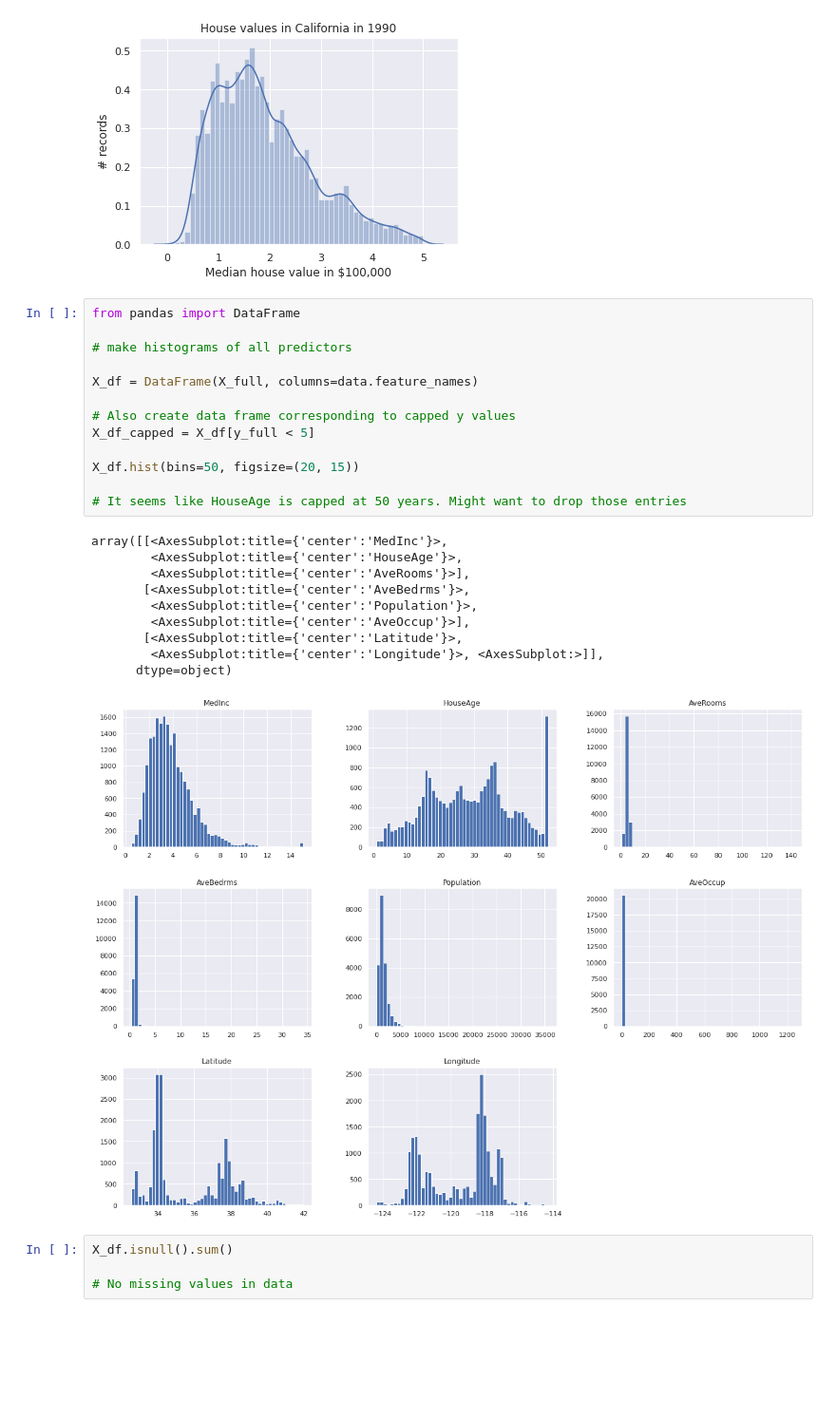
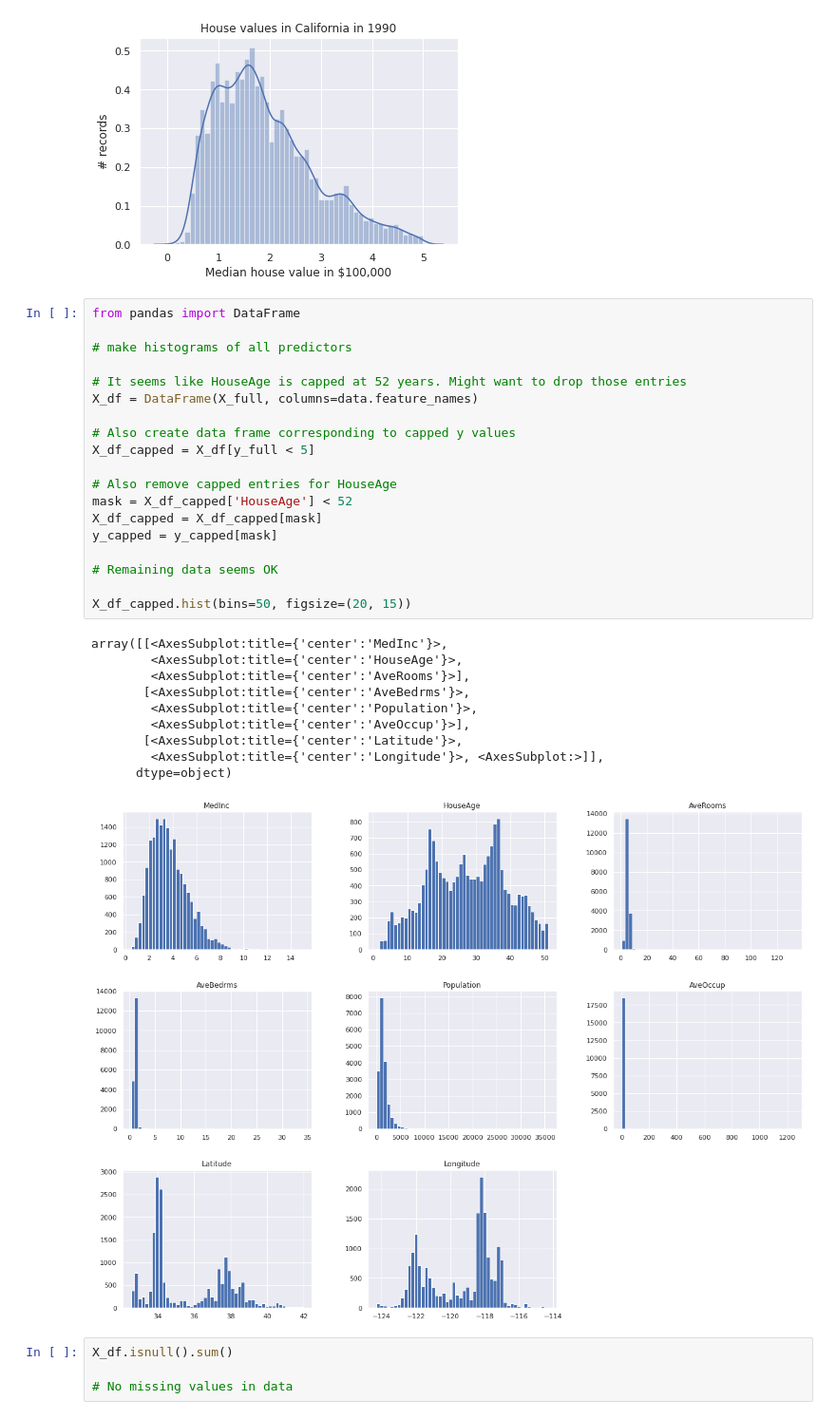
Before and after one commit to fedj99/robot_judge_2021, a Jupyter notebook: homeworks/HW03.ipynb, the cells around one changed output. Shown at 95% size. Saved outputs shown, nothing was run; the diff lists cells and outputs as text; blank space fills up the shorter version.

```diff
--- a/homeworks/HW03.ipynb
+++ b/homeworks/HW03.ipynb
@@ -70,27 +70,33 @@ hist(y_capped)
 # %%
 from pandas import DataFrame
 
 # make histograms of all predictors
 
+# It seems like HouseAge is capped at 52 years. Might want to drop those entries
 X_df = DataFrame(X_full, columns=data.feature_names)
 
 # Also create data frame corresponding to capped y values
 X_df_capped = X_df[y_full < 5]
 
-X_df.hist(bins=50, figsize=(20, 15))
+# Also remove capped entries for HouseAge
+mask = X_df_capped['HouseAge'] < 52
+X_df_capped = X_df_capped[mask]
+y_capped = y_capped[mask]
 
-# It seems like HouseAge is capped at 50 years. Might want to drop those entries
+# Remaining data seems OK
+
+X_df_capped.hist(bins=50, figsize=(20, 15))
 # %% [output]
 array([[<AxesSubplot:title={'center':'MedInc'}>,
         <AxesSubplot:title={'center':'HouseAge'}>,
         <AxesSubplot:title={'center':'AveRooms'}>],
        [<AxesSubplot:title={'center':'AveBedrms'}>,
         <AxesSubplot:title={'center':'Population'}>,
         <AxesSubplot:title={'center':'AveOccup'}>],
        [<AxesSubplot:title={'center':'Latitude'}>,
         <AxesSubplot:title={'center':'Longitude'}>, <AxesSubplot:>]],
       dtype=object)
-[figure, old version]
+[figure, new version]
 # %%
 X_df.isnull().sum()
 
```
Also changed, not shown: parts of 15 cells of this notebook.
